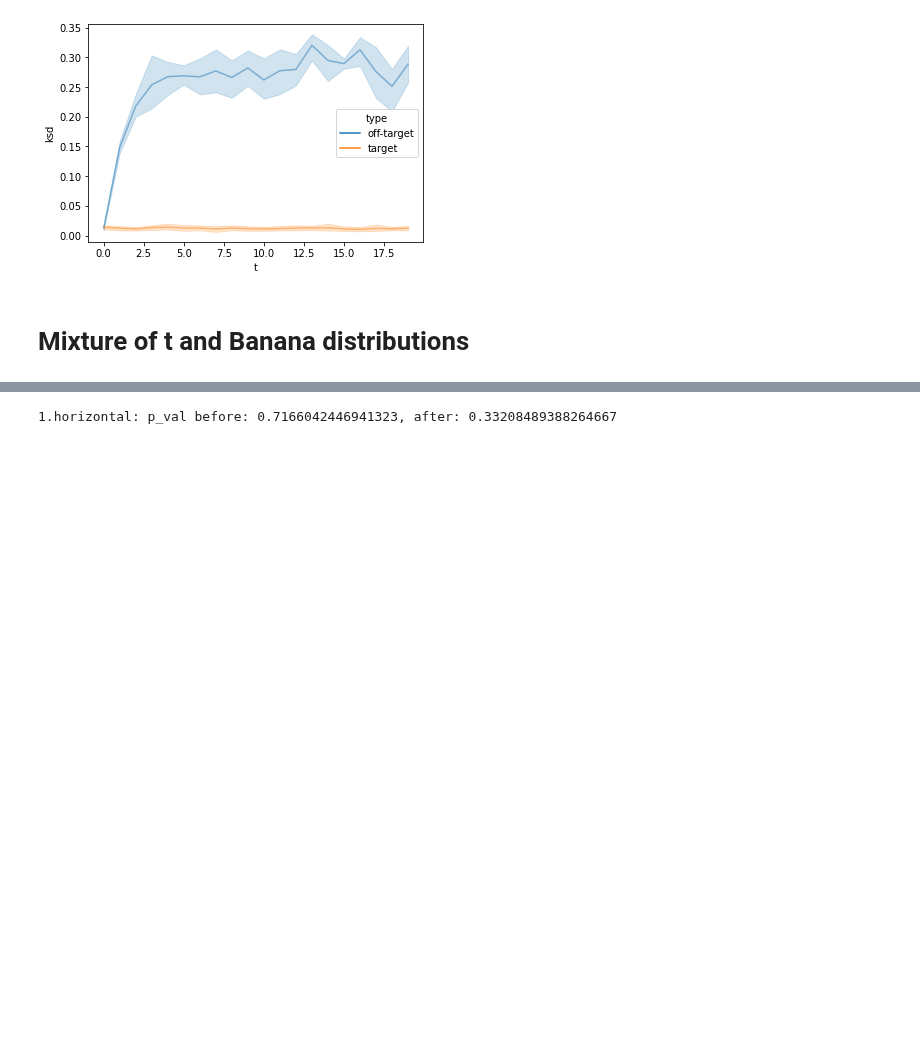
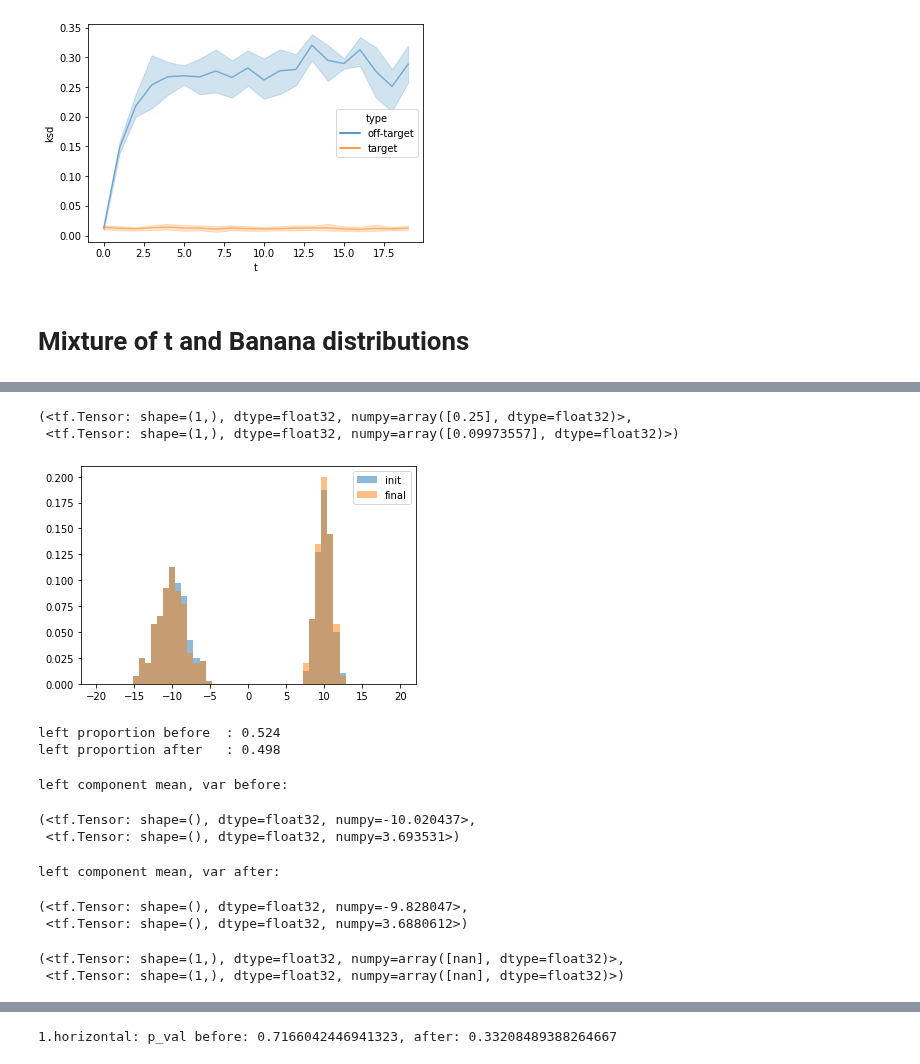
Before and after one commit to XingLLiu/u-stat-high-dim, a Jupyter notebook: ratios.ipynb, the cells around one changed output, grey strips where cells are left out. Drawn from its saved outputs; the diff is of its cells as text; code cells hidden in the pictures; blank space fills up the shorter version.

```diff
--- a/ratios.ipynb
+++ b/ratios.ipynb
@@ -322,3 +327,5 @@ proposal_off, log_prob_off_fn = models.create_mixture_t_banana(
 # %%
-# target, log_prob_fn = models.create_mixture_gaussian_scaled(ratio=0.5, return_logprob=True)
-# proposal_off, log_prob_off_fn = models.create_mixture_gaussian_scaled(ratio=0.3, return_logprob=True)
+target, log_prob_fn = models.create_mixture_gaussian_scaled(ratio=0.5, return_logprob=True)
+# log_prob_fn = target.log_prob
+proposal_off, log_prob_off_fn = models.create_mixture_gaussian_scaled(ratio=0.5, return_logprob=True)
+proposal_off, log_prob_off_fn = target, log_prob_fn #!
@@ -325,5 +340,5 @@ proposal_off, log_prob_off_fn = models.create_mixture_t_banana(
 # %%
-n = 500
+n = 1000
 samples_on = target.sample(n)
 samples_on_df = pd.DataFrame({f"x{i}": samples_on[:, i] for i in range(dim)})
 samples_on_df["type"] = "on"
@@ -442,0 +551,11 @@ best_std, best_dir_vec, best_ind, mode1, mode2, hess1_sqrt, hess2_sqrt, hess1_in
+# %%
+# run dynamic for T steps with test data and optimal params
+mh = MCMCKernel(log_prob=log_prob_fn)
+
+# sample_init_test = sample_init_test.numpy()[sample_init_test.numpy()[:, 0] > 0., :]
+
+mh.run(
+    steps=T, x_init=sample_init_test, std=best_std, **proposal_dict)
+
+# get perturbed samples
+x_t = mh.x[-1, :, :].numpy()
@@ -442,0 +579,7 @@ best_std, best_dir_vec, best_ind, mode1, mode2, hess1_sqrt, hess2_sqrt, hess1_in
+# %%
+xx = tf.constant([[-10.]])
+# / tf.math.sqrt(np.pi * 2)
+tf.math.exp(log_prob_fn(xx)), target.prob(xx)
+# %% [output]
+(<tf.Tensor: shape=(1,), dtype=float32, numpy=array([0.25], dtype=float32)>,
+ <tf.Tensor: shape=(1,), dtype=float32, numpy=array([0.09973557], dtype=float32)>)
@@ -442,0 +595,34 @@ best_std, best_dir_vec, best_ind, mode1, mode2, hess1_sqrt, hess2_sqrt, hess1_in
+# %%
+xlims = [-20, 20]
+# _ = plt.hist(samples_on_df.x0, label="true", alpha=0.1, color="g", bins=50, range=xlims, density=True)
+_ = plt.hist(mh.x[0, :, 0].numpy(), label="init", alpha=.5, bins=50, range=xlims, density=True)
+_ = plt.hist(mh.x[-1, :, 0].numpy(), label="final", alpha=.5, bins=50, range=xlims, density=True)
+_ = plt.legend()
+# %% [output]
+[figure, added]
+# %%
+xx0 = mh.x[0, :, 0].numpy()
+xx1 = mh.x[-1, :, 0].numpy()
+xx0 = xx0[xx0 < 0.]
+xx1 = xx1[xx1 < 0.]
+
+# tf.math.reduce_mean(xx1), tf.math.reduce_variance(xx1)
+print("left proportion before \t:", xx0.shape[0] / mh.x[0, :, 0].shape[0])
+print("left proportion after \t:", xx1.shape[0] / mh.x[-1, :, 0].shape[0])
+# %% [output]
+left proportion before  : 0.524
+left proportion after   : 0.498
+# %%
+print("left component mean, var before:")
+tf.math.reduce_mean(xx0), tf.math.reduce_variance(xx0)
+# %% [output]
+left component mean, var before:
+(<tf.Tensor: shape=(), dtype=float32, numpy=-10.020437>,
+ <tf.Tensor: shape=(), dtype=float32, numpy=3.693531>)
+# %%
+print("left component mean, var after:")
+tf.math.reduce_mean(xx1), tf.math.reduce_variance(xx1)
+# %% [output]
+left component mean, var after:
+(<tf.Tensor: shape=(), dtype=float32, numpy=-9.828047>,
+ <tf.Tensor: shape=(), dtype=float32, numpy=3.6880612>)
@@ -443 +647,8 @@ best_std, best_dir_vec, best_ind, mode1, mode2, hess1_sqrt, hess2_sqrt, hess1_in
+# %%
+xx = mh.x[-1, :, :].numpy()
+xx = xx[xx[:, 0] > 20., :]
+tf.math.reduce_mean(xx, axis=0), tf.math.reduce_variance(xx, axis=0)
+# %% [output]
+(<tf.Tensor: shape=(1,), dtype=float32, numpy=array([nan], dtype=float32)>,
+ <tf.Tensor: shape=(1,), dtype=float32, numpy=array([nan], dtype=float32)>)
 # %%
```
Also changed, not shown: parts of 31 cells of this notebook, 3 other files.
